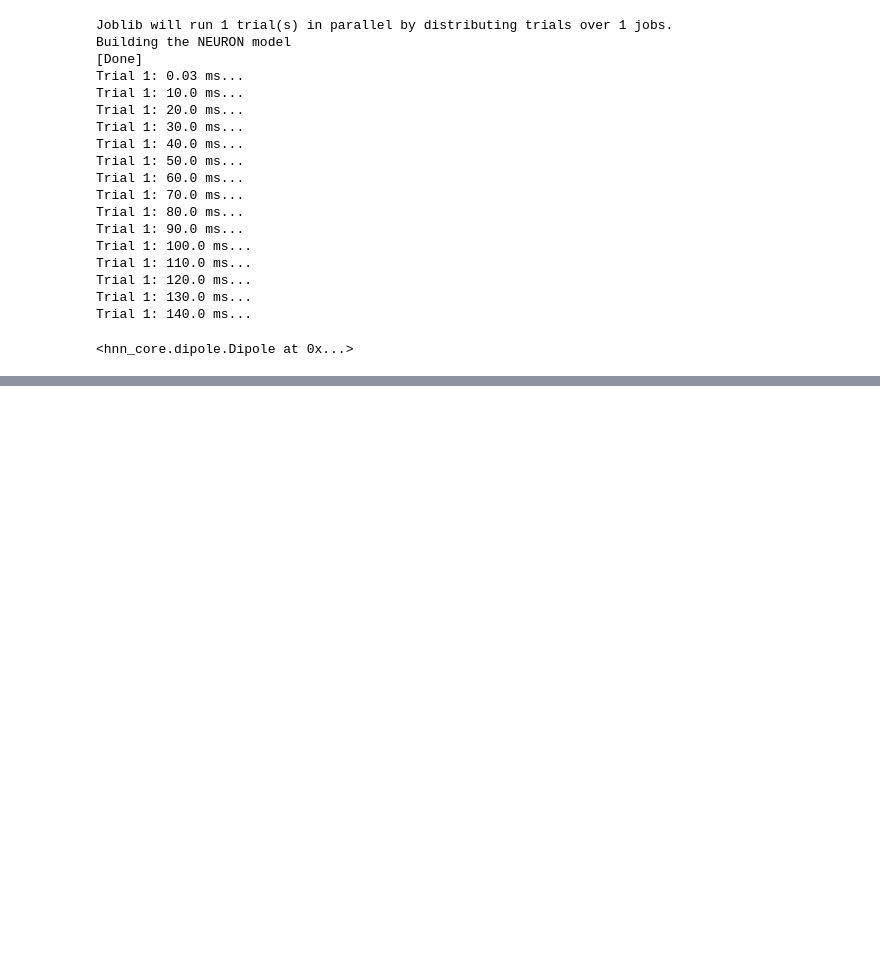
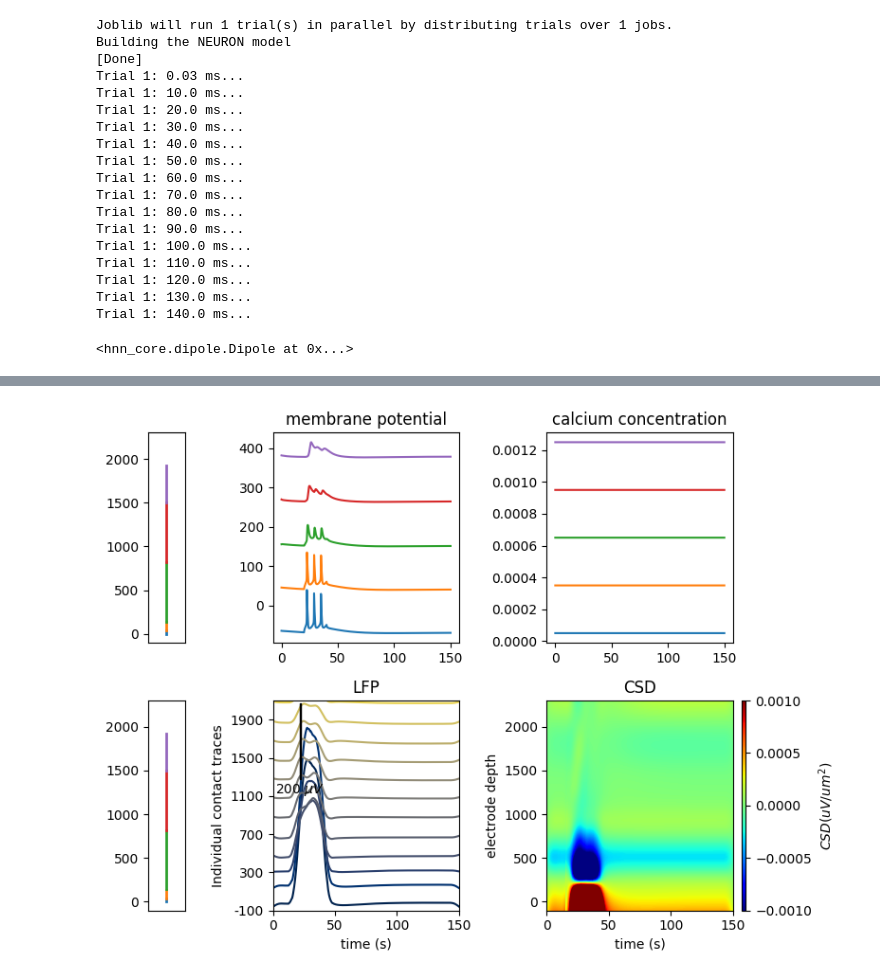
Before and after one commit to jonescompneurolab/hnn-tuning, a Jupyter notebook: new_model_HNN/new_model_suzuki_2017.ipynb, the cells around one changed output, grey strips where cells are left out. Cells and saved outputs as stored; diff of their text form; code cells hidden in the pictures; blank space fills up the shorter version.

```diff
--- a/new_model_HNN/new_model_suzuki_2017.ipynb
+++ b/new_model_HNN/new_model_suzuki_2017.ipynb
@@ -288,3 +278,75 @@ def net_block_ca(net_no_ca):
     net_no_ca.cell_types['L5_pyramidal'].sections['soma'].mechs['Ca_LVAst']['gbar_Ca_HVA'] = 0
 
     return net_no_ca
+# %%
+net_no_ca = new_calcium_model()
+net_no_ca.clear_connectivity()
+
+net_no_ca = net_block_ca(net_no_ca)
+
+
+net_no_ca.set_cell_positions(inplane_distance=30.)
+
+depths = list(list(range(-100,2400,200)))
+electrode_pos = [(135, 135, dep) for dep in depths]
+
+net_no_ca.add_electrode_array('probe1', electrode_pos)
+
+ampl = 3.
+t0 = 20
+
+for i in range(1):
+    net_no_ca.add_tonic_bias(cell_type='L5_pyramidal',section='soma',bias_name='pulse_'+str(i),amplitude=ampl,t0=t0+i*10,tstop=t0+i*10+20)
+
+dpl_no_ca = simulate_dipole(net_no_ca, tstop=150, n_trials=1,record_vsec='all',record_isec='all',record_ca='all', bsl_cor='calcium')
+
+dpl_no_ca[0].smooth(window_len).scale(scaling_factor)
+
+
+fig, axs = plt.subplots(2,3, figsize=(8,6), width_ratios=[0.2, 1, 1])
+
+sections = ['soma', 'apical_trunk', 'apical_1', 'apical_2', 'apical_tuft']
+L = []
+for section in sections:
+    L.append(net_no_ca.cell_types["L5_pyramidal"].sections[section].L)
+
+prevL = 0
+for i, section in enumerate(sections):
+    axs[0,0].plot(np.zeros(int(L[i]),), np.arange(0, L[i], 1)+prevL, linewidth=2, label=section)
+    axs[1,0].plot(np.zeros(int(L[i]),), np.arange(0, L[i], 1)+prevL, linewidth=2, label=section)
+
+    v = np.array(net_no_ca.cell_response.vsec[0][171][section])
+    axs[0,1].plot(timevec, v + i*110)
+    ca = np.array(net_no_ca.cell_response.ca[0][171][section])
+    axs[0,2].plot(timevec, ca + i*0.0003)
+    prevL += L[i]
+
+
+axs[0,0].set_xticks([])
+axs[1,0].set_xticks([])
+axs[0,1].set_title('membrane potential')
+axs[0,2].set_title('calcium concentration')
+
+new_lim = contact_labels[0:len(contact_labels):2]
+
+
+net_no_ca.rec_arrays['probe1'][0].smooth(window_len).plot_lfp(ax=axs[1,1], show=False)
+lfp_ticks = axs[1,1].get_yticks()
+lfp_ticks = lfp_ticks[0:-1:2]
+
+axs[1,0].set_ylim((lfp_ticks[0], lfp_ticks[-1]+50))
+axs[1,1].set_yticks(lfp_ticks)
+axs[1,1].set_ylim((lfp_ticks[0], lfp_ticks[-1]+50))
+axs[1,1].set_xlabel('time (s)')
+axs[1,1].set_title('LFP')
+
+net_no_ca.rec_arrays['probe1'][0].smooth(window_len).plot_csd(ax=axs[1,2], show=False, vmin=-0.001, vmax=0.001)
+#axs[1,2].set_yticks(new_ticks)
+axs[1,2].set_title('CSD')
+axs[1,2].set_ylim((-100, 2300))
+axs[1,0].set_ylim(axs[1,2].get_ylim())
+axs[0,0].set_ylim(axs[1,2].get_ylim())
+
+fig.tight_layout()
+fig.savefig(os.path.join(pathfig,'unconnected','l5_lfp_csd_unconnected_block_ca.png'))
+# %% [output]
@@ -290,0 +371 @@ def net_block_ca(net_no_ca):
+[figure, added]
```
Also changed, not shown: parts of 21 cells of this notebook, 32 other files.
